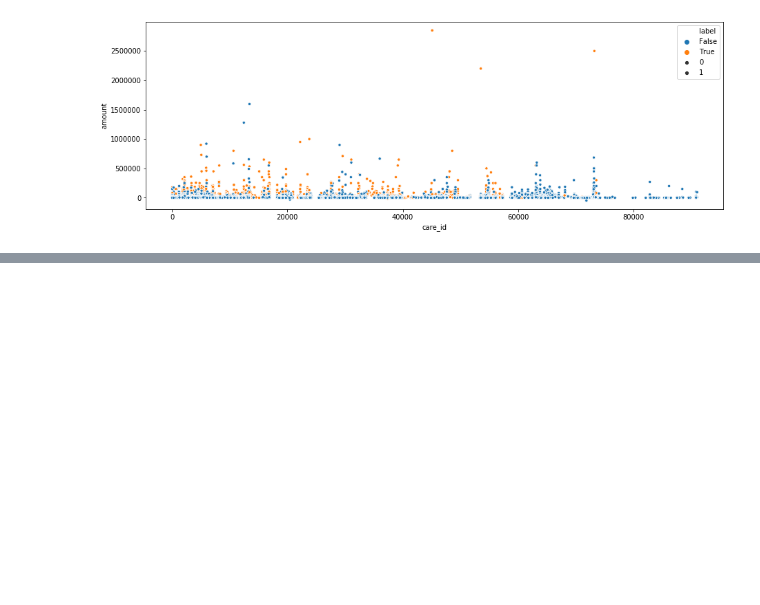
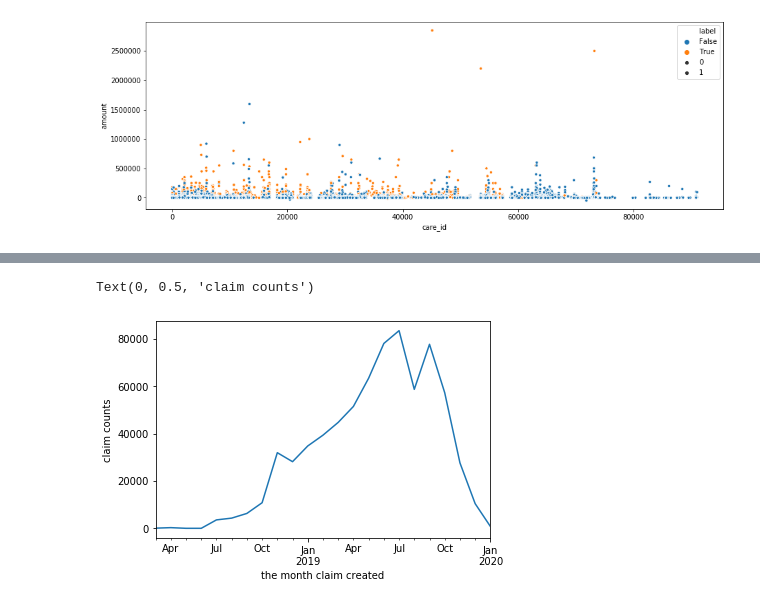
Before and after one commit to Shunling/Insight_HealthDataScience, a Jupyter notebook: Projects/P3/EDA.ipynb, the cells around one changed output, grey strips where cells are left out. Cells and saved outputs as stored; diff of their text form; code cells hidden in the pictures; blank space fills up the shorter version.

```diff
--- a/Projects/P3/EDA.ipynb
+++ b/Projects/P3/EDA.ipynb
@@ -250,0 +411,12 @@ sns.scatterplot(x='care_id',y='amount',hue = 'label', size =1, data=df, ax=ax)
+# %%
+df['created_at'] = pd.to_datetime(df['created_at'])
+# %%
+#df = df.reset_index()
+df = df.set_index('created_at')
+# %%
+df.loc[df.label==0].resample('1m').claim_id.count().plot()
+plt.xlabel('the month claim created')
+plt.ylabel('claim counts')
+# %% [output]
+Text(0, 0.5, 'claim counts')
+[figure, added]
```
Also changed, not shown: parts of 49 cells of this notebook.
